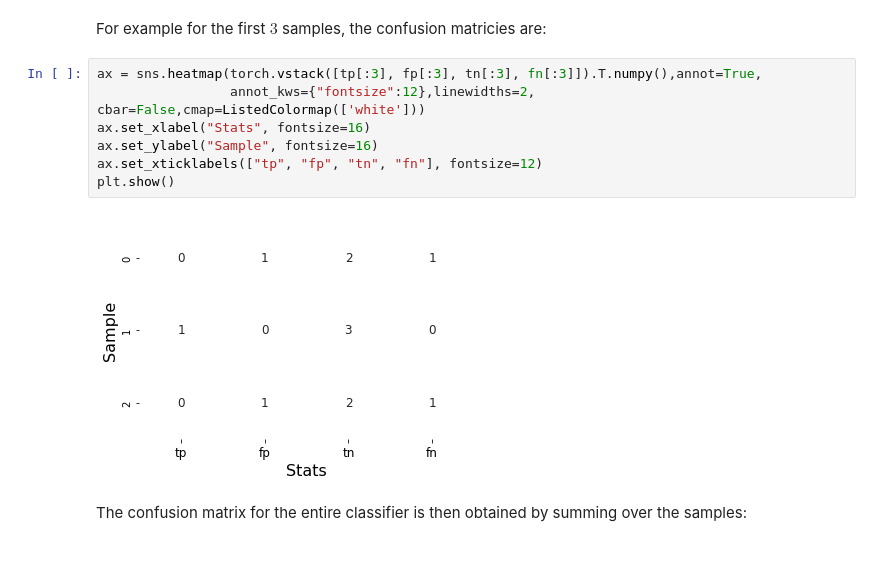
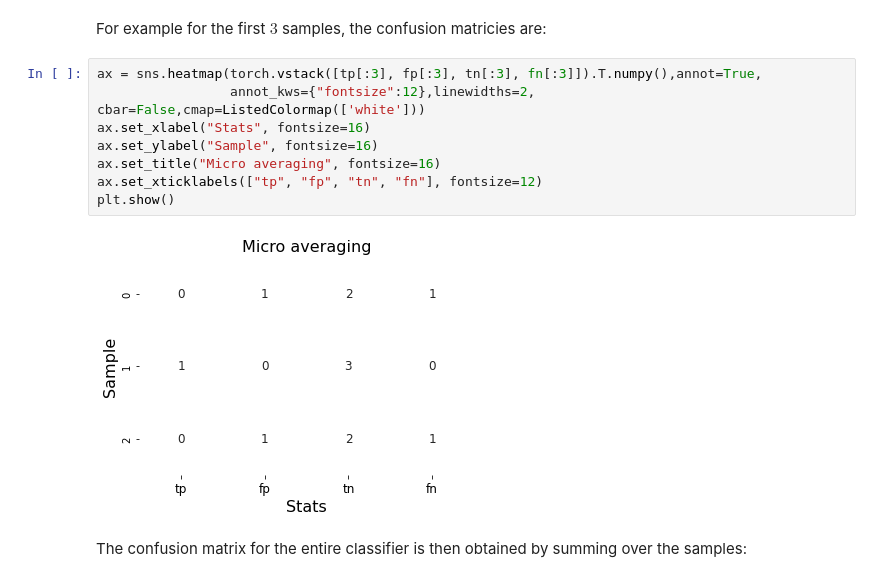
Before and after one commit to krishanr/fastpages, a Jupyter notebook: _notebooks/2022-8-18-multiclass_classification_metrics.ipynb, the cells around one changed output. Drawn from its saved outputs; the diff is of its cells as text.

```diff
--- a/_notebooks/2022-8-18-multiclass_classification_metrics.ipynb
+++ b/_notebooks/2022-8-18-multiclass_classification_metrics.ipynb
@@ -83,12 +83,13 @@ For example for the first $3$ samples, the confusion matricies are:
 # %%
 ax = sns.heatmap(torch.vstack([tp[:3], fp[:3], tn[:3], fn[:3]]).T.numpy(),annot=True,
                  annot_kws={"fontsize":12},linewidths=2, cbar=False,cmap=ListedColormap(['white']))
 ax.set_xlabel("Stats", fontsize=16)
 ax.set_ylabel("Sample", fontsize=16)
+ax.set_title("Micro averaging", fontsize=16)
 ax.set_xticklabels(["tp", "fp", "tn", "fn"], fontsize=12)
 plt.show()
 # %% [output]
-[figure, old version]
+[figure, new version]
 # %% [markdown]
 The confusion matrix for the entire classifier is then obtained by summing over the samples:
 # %%
```
Also changed, not shown: parts of 3 cells of this notebook.
